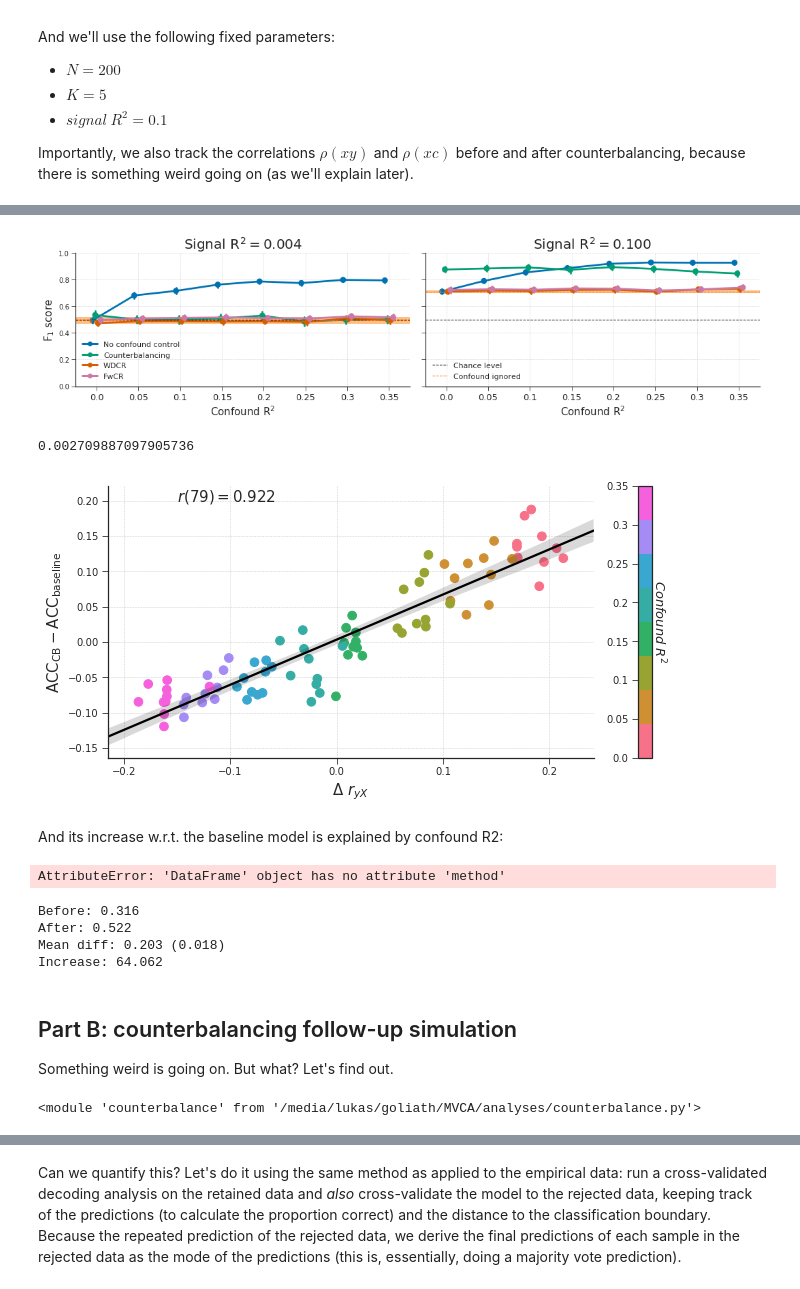
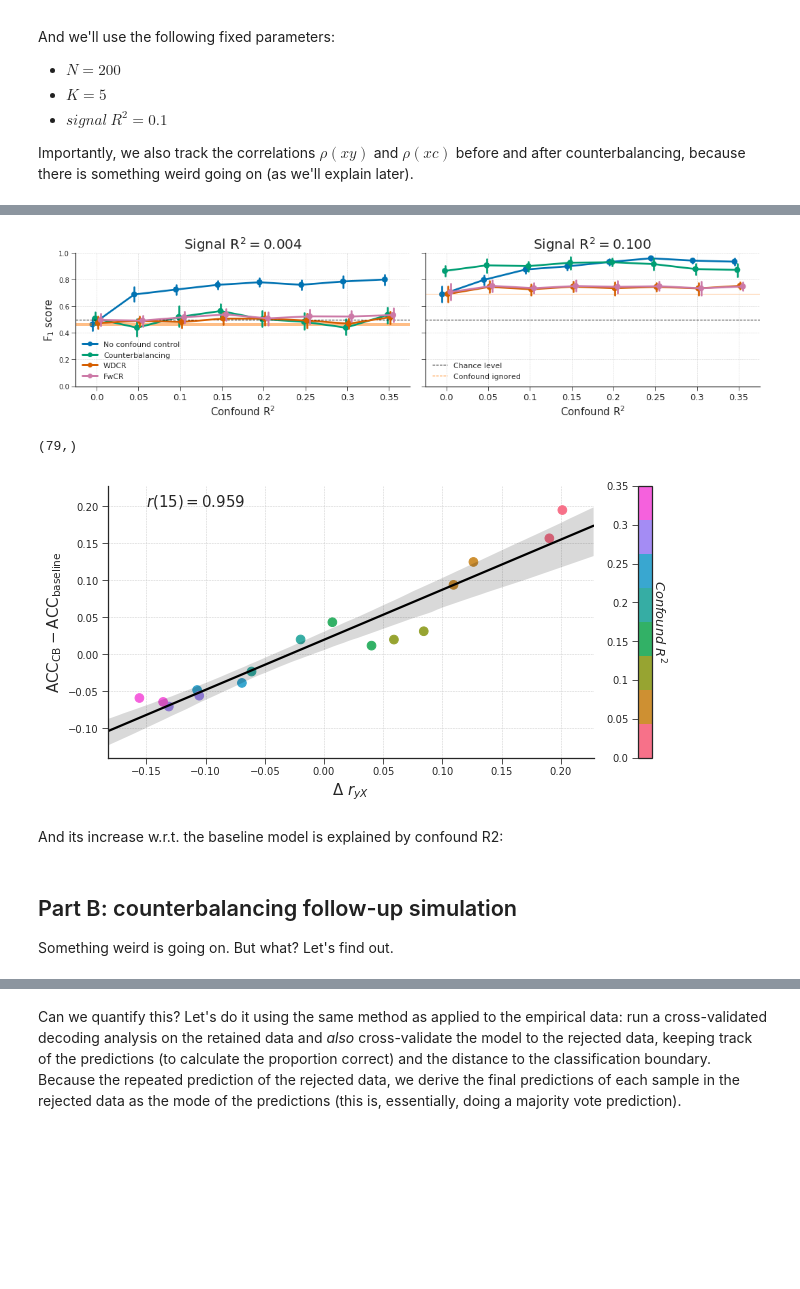
Before and after one commit to lukassnoek/MVCA, a Jupyter notebook: analyses/simulation_confound_methods.ipynb, the cells around one changed output, grey strips where cells are left out. Saved outputs shown, nothing was run; the diff lists cells and outputs as text; code cells hidden in the pictures; blank space fills up the shorter version.

```diff
--- a/analyses/simulation_confound_methods.ipynb
+++ b/analyses/simulation_confound_methods.ipynb
@@ -477,15 +477,13 @@ def run_with_counterbalancing(X, y, c, pipeline, cv, arg_dict, verbose=False,
     skf = CounterbalancedStratifiedSplit(X, y, c, n_splits=cv, c_type=c_type, verbose=verbose)
     try:
         skf.check_counterbalance_and_subsample()
-    except ValueError as ve:
+    except:
         results['score'] = np.zeros(n_splits)
-
         corrs_xy_after = np.zeros_like(corrs_xy_before)
         scorrs_xy_after = np.zeros_like(scorrs_xy_before)
-        scorrs_xc_after = np.zeros_like(scorrs_xc_before)
         results_corr['corr_xy'] = np.concatenate((corrs_xy_before, corrs_xy_after))
         results_corr['scorr_xy'] = np.concatenate((scorrs_xy_before, scorrs_xy_after))
-        #results_corr['scorr_xc'] = np.concatenate((scorrs_xc_before, scorrs_xc_after))
+        results_corr['subsample_perc'] = 100
         return results, results_corr
 
     Xn, yn, cn = X[skf.subsample_idx], y[skf.subsample_idx], c[skf.subsample_idx]
@@ -495,7 +493,6 @@ def run_with_counterbalancing(X, y, c, pipeline, cv, arg_dict, verbose=False,
 
     results_corr['corr_xy'] = np.concatenate((corrs_xy_before, corrs_xy_after))
     results_corr['scorr_xy'] = np.concatenate((scorrs_xy_before, scorrs_xy_after))
-    #results_corr['scorr_xc'] = np.concatenate((scorrs_xc_before, scorrs_xc_after))
     results_corr['subsample_perc'] = [(Xn.shape[0] - X.shape[0]) / X.shape[0]] * X.shape[1] * 2
     results['score'] = cross_val_score(estimator=pipeline, X=Xn, y=yn, cv=skf, scoring='f1_macro')
     return results, results_corr
@@ -707,7 +717,7 @@ for i, signal_r2 in enumerate(signal_r2_vec):
     baseline_string = 'None'
     ref_score = tmp_df.query('confound_r2 == 0.0 & method == @baseline_string').groupby('sim_nr').mean().score.values
     ref_mean, ref_std = ref_score.mean(), ref_score.std()
-    ax.axhline(ref_mean, lw=1, ls='--', c='tab:orange')
+    #ax.axhline(ref_mean, lw=1, ls='--', c='tab:orange')
     this_xlim = np.array(ax.get_xlim())
     this_xlim[1] += 0.1
     ax.fill_between(np.arange(*this_xlim, 0.1), ref_mean + ref_std, ref_mean - ref_std,
@@ -729,42 +739,45 @@ sns.despine()
 fig.tight_layout()
 fig.savefig('figs/generic_simulation.png', dpi=200)
 # %% [output]
-[figure, old version]
+[figure, new version]
+# %%
+tmp2[tmp2.before_after == 'after'].corr_xy.values.shape
+# %% [output]
+(79,)
 # %%
+from matplotlib.colors import ListedColormap
 tmp = results_gen_sim_df.query('signal_r2 == 0.1')
 tmp = tmp.pivot_table(index=['confound_r2', 'sim_nr'], columns='method', values='score').reset_index()
 tmp['diff_cb_none'] = tmp.CB - tmp['None']
-tmp['diff_cb_ref'] = tmp.CB - reference_performance[1, :].mean()
 
 tmp2 = results_corrs_gen_sim_df.query('signal_r2 == 0.1').groupby(['sim_nr', 'confound_r2', 'before_after', 'subsample_perc']).mean().reset_index()
 tmp2 = tmp2.sort_values(by=['confound_r2', 'sim_nr'])
 diff_xy = np.abs(tmp2[tmp2.before_after == 'after'].corr_xy.values) - np.abs(tmp2[tmp2.before_after == 'before'].corr_xy.values)
-print(diff_xy.mean())
+
 tmp['xy_diff'] = diff_xy
 tmp['perc'] = tmp2[tmp2.before_after == 'after'].subsample_perc.values
 
 fig = plt.figure(figsize=(10, 5))
 
 cpalette = sns.color_palette("husl", n_colors=len(confound_r2_vecs[0]))
 my_cmap = ListedColormap(cpalette.as_hex())
 spl = plt.scatter(tmp.xy_diff, tmp.diff_cb_none, c=tmp.confound_r2, cmap=my_cmap, s=75)
 ax = sns.regplot(data=tmp, x='xy_diff', y='diff_cb_none', ax=plt.gca(), scatter=False, color='k')
 ax.set_xlabel('$\Delta\ r_{yX}$', fontsize=15)
 ax.set_ylabel('$\mathrm{ACC_{CB} - ACC_{baseline}}$', fontsize=15)
 this_corr = pearsonr(tmp.xy_diff, tmp.diff_cb_none)[0]
 ax.text(-.15, .2, '$r(%i) = %.3f$' % (tmp.xy_diff.size - 1, this_corr), fontsize=15)
 
 cb = fig.colorbar(spl, cmap=my_cmap, ax=plt.gca(), fraction=0.05, pad=0.08)
 cb.ax.set_yticklabels(confound_r2_vecs[0].round(2))
 cb.set_label('$Confound\ R^2$', rotation=270, labelpad=15, fontsize=13)
 ax.grid(ls='--', lw=.5)
 sns.despine()
 
 sns.despine()
 fig.savefig('figs/confound_r2_cb_better_than_baseline.png', dpi=200)
 # %% [output]
-0.002709887097905736
-[figure, old version]
+[figure, new version]
 # %% [markdown]
 And its increase w.r.t. the baseline model is explained by confound R2:
 # %%
@@ -788,28 +801,18 @@ cb.set_label('$Confound\ R^2$', rotation=270, labelpad=15, fontsize=13)
 ax.grid(ls='--', lw=.5)
 sns.despine()
 fig.savefig('figs/scorr_ratio.png', dpi=200)
-# %% [output]
-AttributeError: 'DataFrame' object has no attribute 'method'
 # %%
 m, sd = np.mean(new_df.diff_xy), np.std(new_df.diff_xy)
 print("Before: %.3f" % before_xy)
 print("After: %.3f" % after_xy)
 print("Mean diff: %.3f (%.3f)" % (m, sd))
 print("Increase: %.3f" % ((m / before_xy) * 100))
-# %% [output]
-Before: 0.316
-After: 0.522
-Mean diff: 0.203 (0.018)
-Increase: 64.062
 # %% [markdown]
 ## Part B: counterbalancing follow-up simulation
 Something weird is going on. But what? Let's find out.
 # %%
 import importlib
 import counterbalance
-importlib.reload(counterbalance)
-# %% [output]
-<module 'counterbalance' from '/media/lukas/goliath/MVCA/analyses/counterbalance.py'>
 # %%
 cov = np.array([
     [1, .4, -.65],
```
Also changed, not shown: parts of 28 cells of this notebook, 3 other files.
